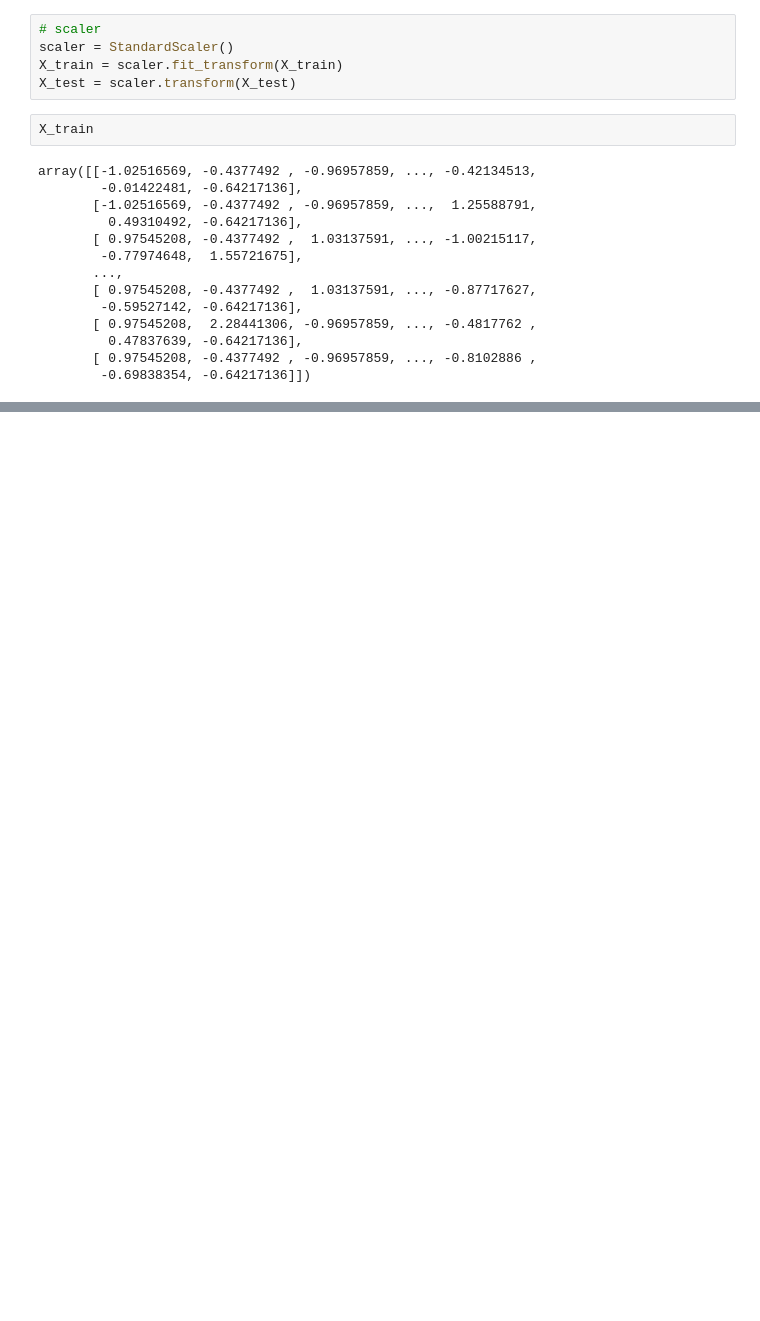
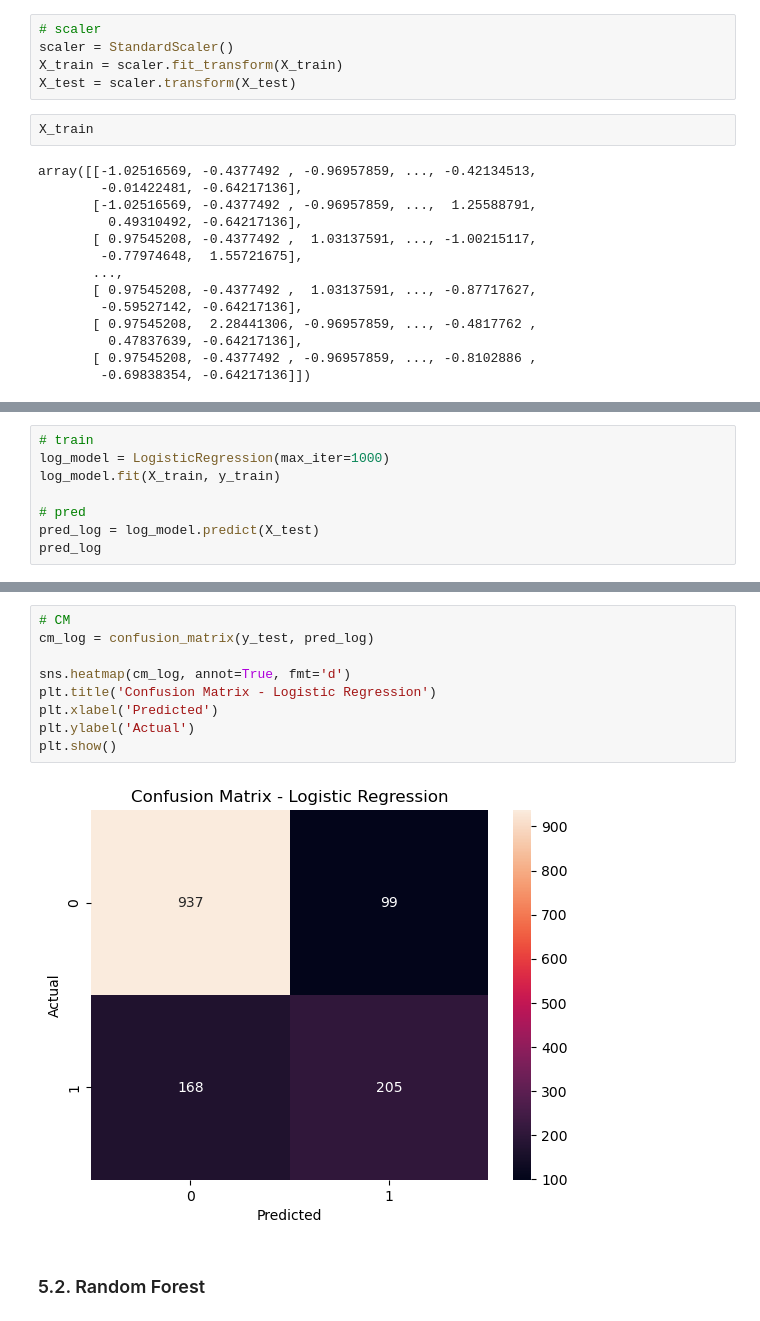
Before and after one commit to esscova/telco-churn, a Jupyter notebook: notebooks/02 - modelagem.ipynb, the cells around one changed output, grey strips where cells are left out. Cells and saved outputs as stored; diff of their text form; blank space fills up the shorter version.

Commit message:
chore: finalizar treinamento e avaliacao de modelos

```diff
--- a/notebooks/02 - modelagem.ipynb
+++ b/notebooks/02 - modelagem.ipynb
@@ -176,0 +188,8 @@ Baseline accuracy:  0.7352732434350603
+# %%
+# train
+log_model = LogisticRegression(max_iter=1000)
+log_model.fit(X_train, y_train)
+
+# pred
+pred_log = log_model.predict(X_test)
+pred_log
@@ -176,0 +229,13 @@ Baseline accuracy:  0.7352732434350603
+# %%
+# CM
+cm_log = confusion_matrix(y_test, pred_log)
+
+sns.heatmap(cm_log, annot=True, fmt='d')
+plt.title('Confusion Matrix - Logistic Regression')
+plt.xlabel('Predicted')
+plt.ylabel('Actual')
+plt.show()
+# %% [output]
+[figure, added]
+# %% [markdown]
+### 5.2. Random Forest
```
Also changed, not shown: parts of 18 cells of this notebook.
